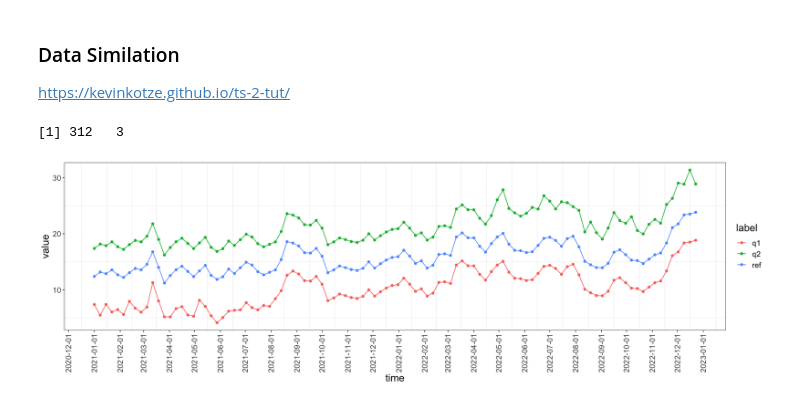
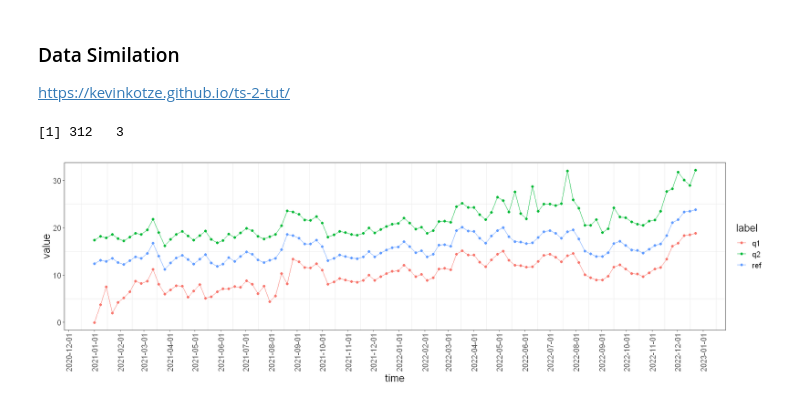
Before and after one commit to jianghaochu/dtw, a Jupyter notebook: code/DataSimulation.ipynb, the cells around one changed output. Saved outputs shown, nothing was run; the diff lists cells and outputs as text; code cells hidden in the pictures.

Commit message:
add beef data and minor change in simulated data

```diff
--- a/code/DataSimulation.ipynb
+++ b/code/DataSimulation.ipynb
@@ -12,36 +12,36 @@ set.seed(20230525)
 n_wk <- 104 # weeks in two years
 date_label <- seq(as.Date("2021/1/1"), by = "week", length.out = n_wk)
 ts <- 10 + arima.sim(model = list(ar = 0.8, ma = 0.6), n = n_wk) + sqrt(1:n_wk)
-e <- runif(n_wk, 0, 3)
+e <- abs(rnorm(n_wk, 0, 5)*runif(n_wk, 0, 1))
 
 dt_refer <- ts
 dt_query1 <- c(ts[1:34] - 5 - e[1:34],
                ts[35:69] - 5,
                ts[70:104] - 5)
 dt_query2 <- c(ts[1:34] + 5,
                ts[35:69] + 5,
                ts[70:104] + 5 + e[70:104])
 
 dt <- data.table(time=rep(date_label, 3), label=c(rep(c("ref", "q1", "q2"), each=n_wk)),
                  value=c(dt_refer, dt_query1, dt_query2))
 
 # Save the data
-fwrite(dt, "data/testdata.csv")
+fwrite(dt, "../data/testdata.csv")
 print(dim(dt))
 
 options(repr.plot.width = 16, repr.plot.height = 5)
 ggplot(data = dt, aes(x = time, y = value, color = label)) +
   geom_point() +
   geom_line() +
   scale_x_date(breaks = "1 month") +
   theme_bw() +
   theme(
     axis.text.x = element_text(angle = 90, vjust = 0.5, hjust = 1),
     axis.title = element_text(size = 16), axis.text = element_text(size = 12),
     legend.title = element_text(size = 16), legend.text = element_text(size = 12),
     plot.background = element_blank(),
     panel.grid.major = element_blank()
   )
 # %% [output]
 [1] 312   3
-[figure, old version]
+[figure, new version]
```
Also changed, not shown: 9 other files.
